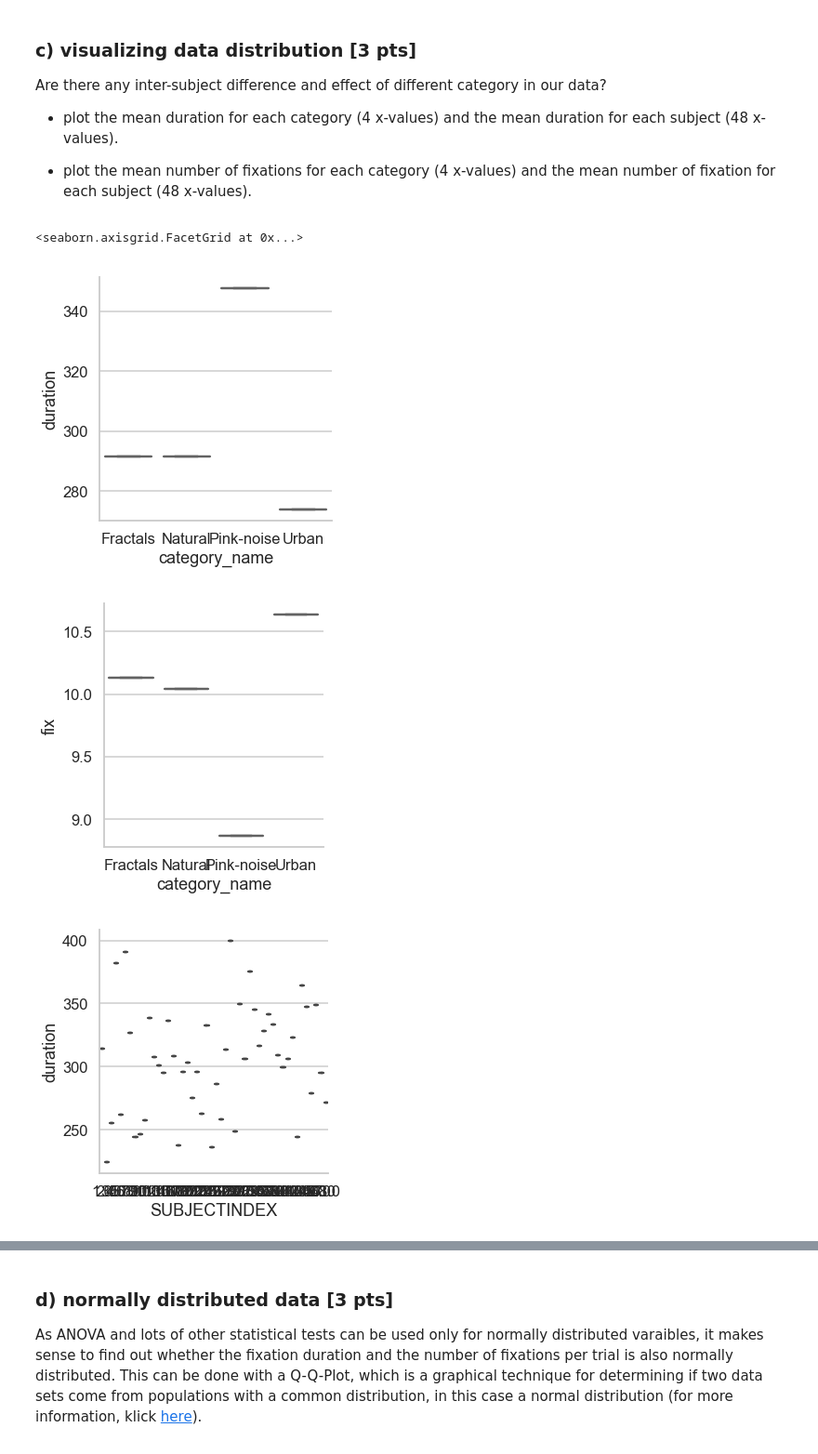
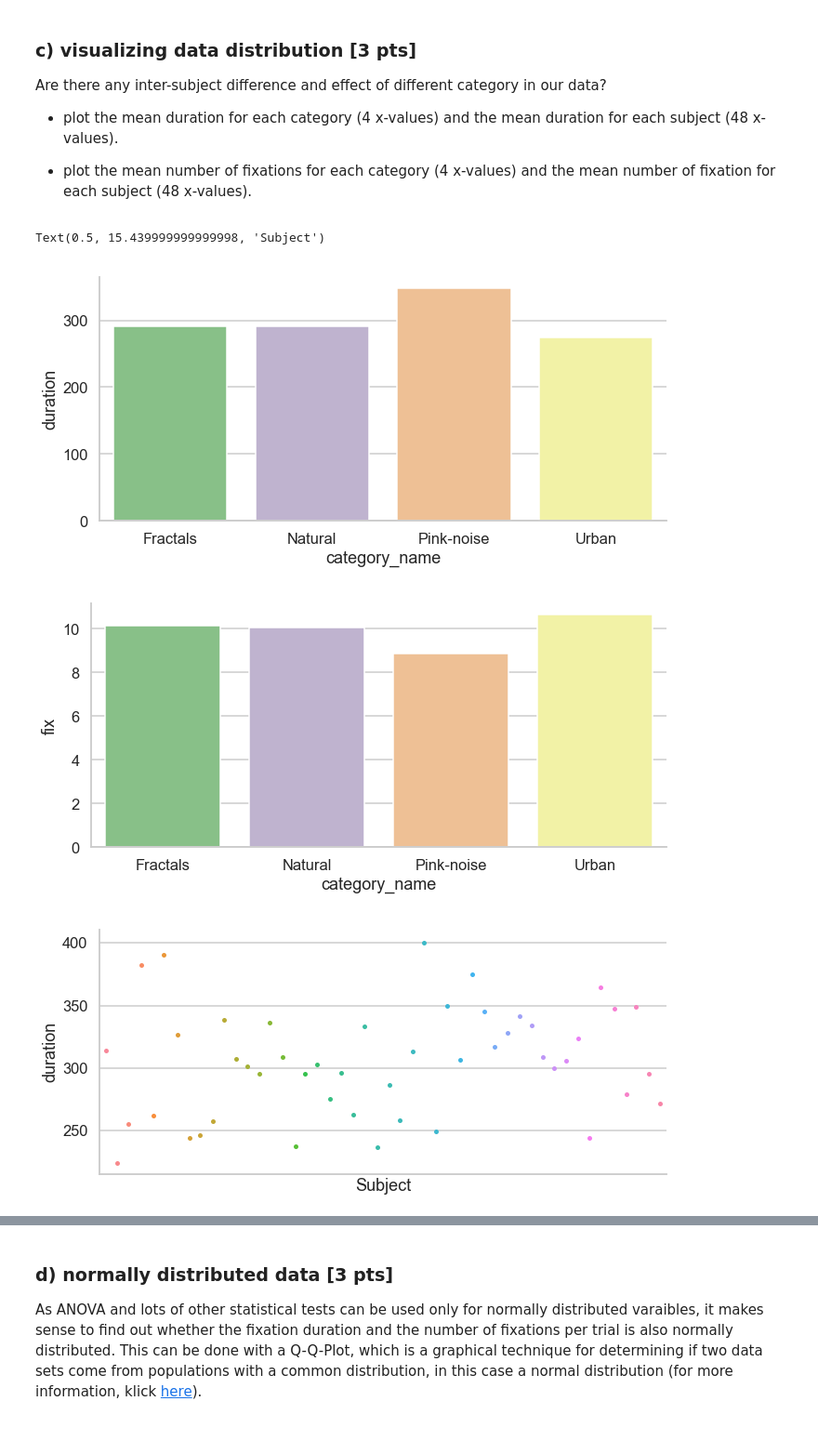
Before and after one commit to NBP-ACC/week-7-acc_7, a Jupyter notebook: Sheet05.ipynb, the cells around one changed output, grey strips where cells are left out. Shown at 93% size. Cells and saved outputs as stored; diff of their text form; code cells hidden in the pictures.

Commit message:
not so ugly plots

```diff
--- a/Sheet05.ipynb
+++ b/Sheet05.ipynb
@@ -149,17 +149,22 @@ Are there any inter-subject difference and effect of different category in our d
 # %%
 #mean duration & fixations
 mean_category = df.groupby("category_name").mean().reset_index()
 mean_subject = df.groupby("SUBJECTINDEX").mean().reset_index()
 
 #plotting
 sns.set(context = "talk", style="whitegrid", palette="Accent", font_scale=1)
-mean_duration_cat
-sns.catplot(x = "category_name", y = "duration",data= mean_category, kind="box")
-sns.catplot(x = "category_name", y = "fix",data= mean_category, kind="box")
-sns.catplot(x = "SUBJECTINDEX", y = "duration",data= mean_subject, kind="box")
-sns.catplot(x = "SUBJECTINDEX", y = "fix",data= mean_subject, kind="box")
+
+
+sns.catplot(x = "category_name", y = "duration",data= mean_category, kind="bar", aspect=2)
+sns.catplot(x = "category_name", y = "fix",data= mean_category, kind="bar", aspect=2)
+sns.catplot(x = "SUBJECTINDEX", y = "duration",data= mean_subject, aspect=2)
+plt.xticks([])
+plt.xlabel("Subject")
+sns.catplot(x = "SUBJECTINDEX", y = "fix",data= mean_subject, aspect=2)
+plt.xticks([])
+plt.xlabel("Subject")
 # %% [output]
-<seaborn.axisgrid.FacetGrid at 0x...>
+Text(0.5, 15.439999999999998, 'Subject')
-[figure, old version]
+[figure, new version]
-[figure, old version]
+[figure, new version]
-[figure, old version]
+[figure, new version]
```
Also changed, not shown: parts of 1 cell of this notebook.
